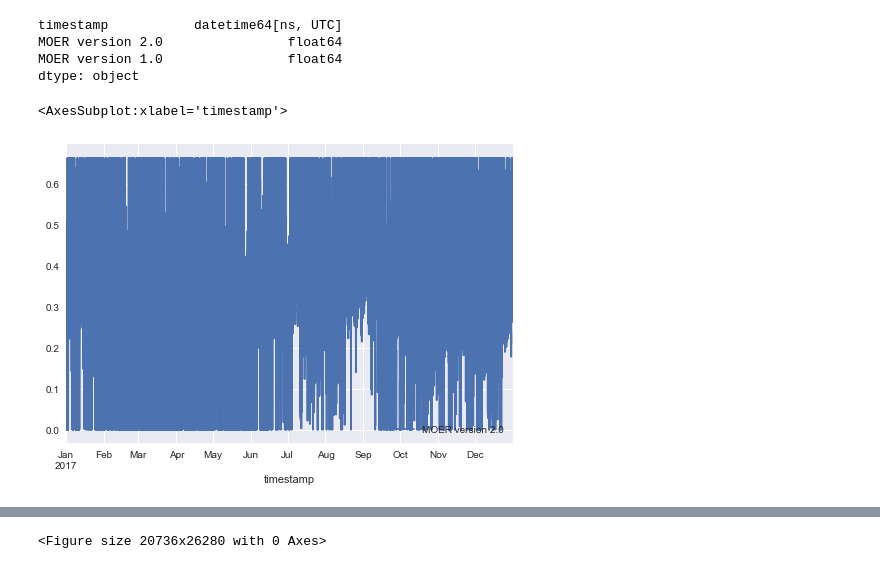
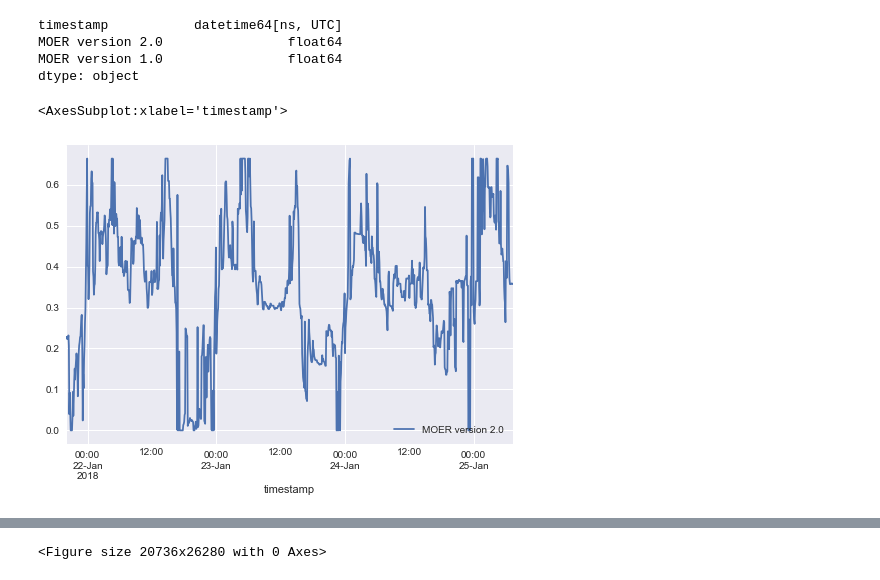
Before and after one commit to kaicheng0824/carbon_related_data_analytics, a Jupyter notebook: Analysis.ipynb, the cells around one changed output, grey strips where cells are left out. Drawn from its saved outputs; the diff is of its cells as text; code cells hidden in the pictures.

```diff
--- a/Analysis.ipynb
+++ b/Analysis.ipynb
@@ -5,6 +5,7 @@ import seaborn as sns
 import matplotlib.pylab as plt
 plt.style.use("seaborn")
 # %%
+theYear = 2018
 year = pd.DataFrame()
 for i in range(12):
     theMonth = i+1
@@ -12,5 +13,5 @@ for i in range(12):
         theMonth = "0"+str(theMonth)
     else:
         theMonth = str(theMonth)
-    month = pd.read_csv("marginal_emission/SGIP_CAISO_SDGE/SGIP_CAISO_SDGE_2017-{}_ALL_MOER_VERSIONS.csv".format(theMonth),parse_dates=['timestamp'])
+    month = pd.read_csv("marginal_emission/SGIP_CAISO_SDGE/SGIP_CAISO_SDGE_{}-{}_ALL_MOER_VERSIONS.csv".format(theYear,theMonth),parse_dates=['timestamp'])
     year = pd.concat([year, month], axis=0)
@@ -38,7 +23,8 @@ MOER version 2.0                float64
 MOER version 1.0                float64
 dtype: object
 # %%
-year.plot(x="timestamp", y="MOER version 2.0")
+q1 = year[6000:7000]
+q1.plot(x="timestamp", y="MOER version 2.0")
 # %% [output]
 <AxesSubplot:xlabel='timestamp'>
-[figure, old version]
+[figure, new version]
```
Also changed, not shown: parts of 14 cells of this notebook, 12 other files.
